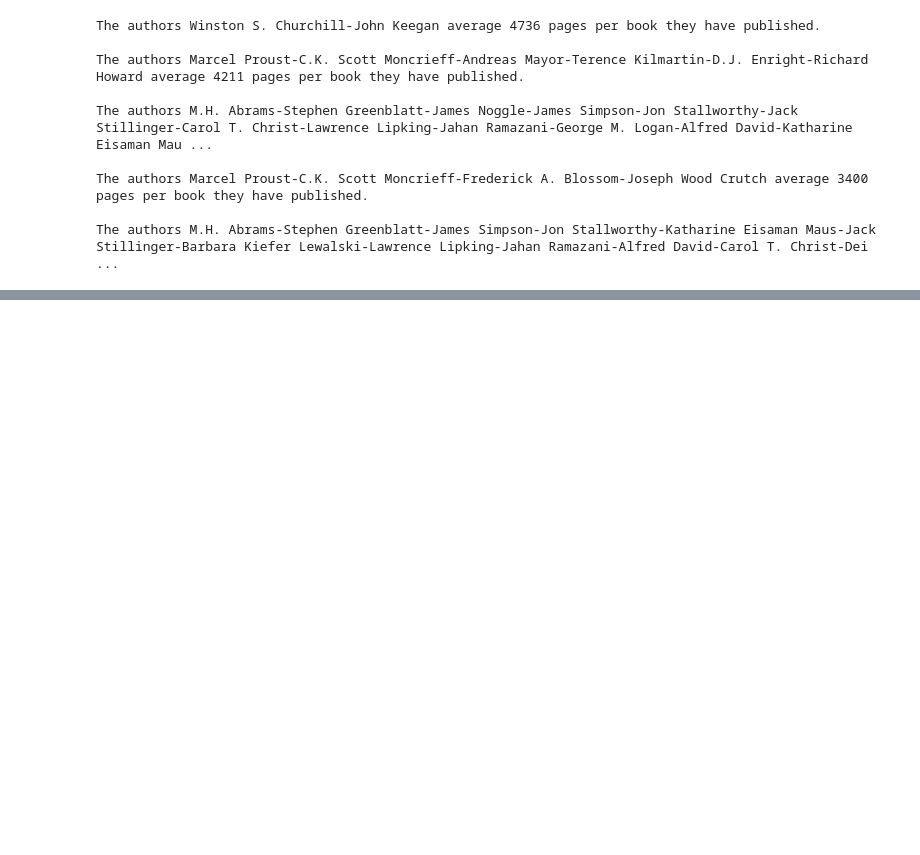
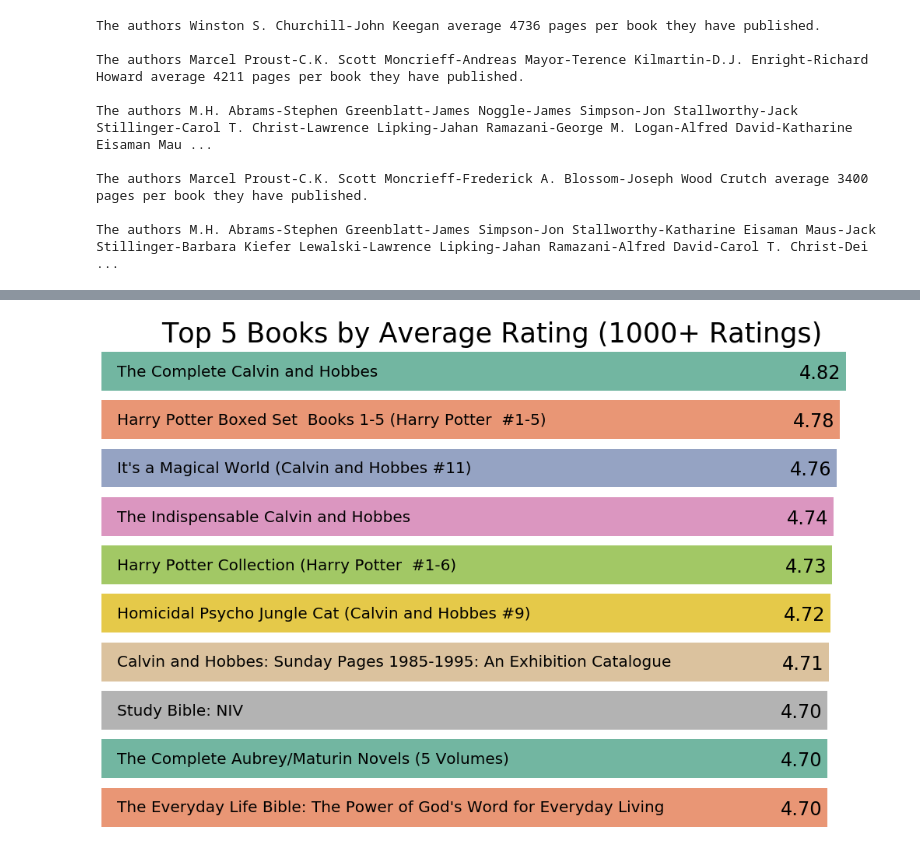
Before and after one commit to DanielPDWalker/Goodreads-Exploratory-Data-Analysis, a Jupyter notebook: Goodreadsbooks.ipynb, the cells around one changed output, grey strips where cells are left out. Cells and saved outputs as stored; diff of their text form; code cells hidden in the pictures; blank space fills up the shorter version.

```diff
--- a/Goodreadsbooks.ipynb
+++ b/Goodreadsbooks.ipynb
@@ -239,0 +260,12 @@ top_5_books_avg_rating.head()
+# %%
+plt.figure(figsize=(15, 10))
+ax = sns.barplot(top_10_books_avg_rating_over1000['average_rating'], top_10_books_avg_rating_over1000.index, palette='Set2')
+ax.set_title("Top 5 Books by Average Rating (1000+ Ratings)", fontsize=35)
+minimalhbargraph()
+num = 0
+for i in ax.patches:
+    ax.text(i.get_width()-0.3, i.get_y()+0.55, "{0:.2f}".format(i.get_width()), fontsize = 24, color = 'k')
+    ax.text(i.get_x()+0.1, i.get_y()+0.5, str(top_10_books_avg_rating_over1000.index[num]), fontsize = 20, color = 'k')
+    num += 1
+# %% [output]
+[figure, added]
```
Also changed, not shown: parts of 5 cells of this notebook.
